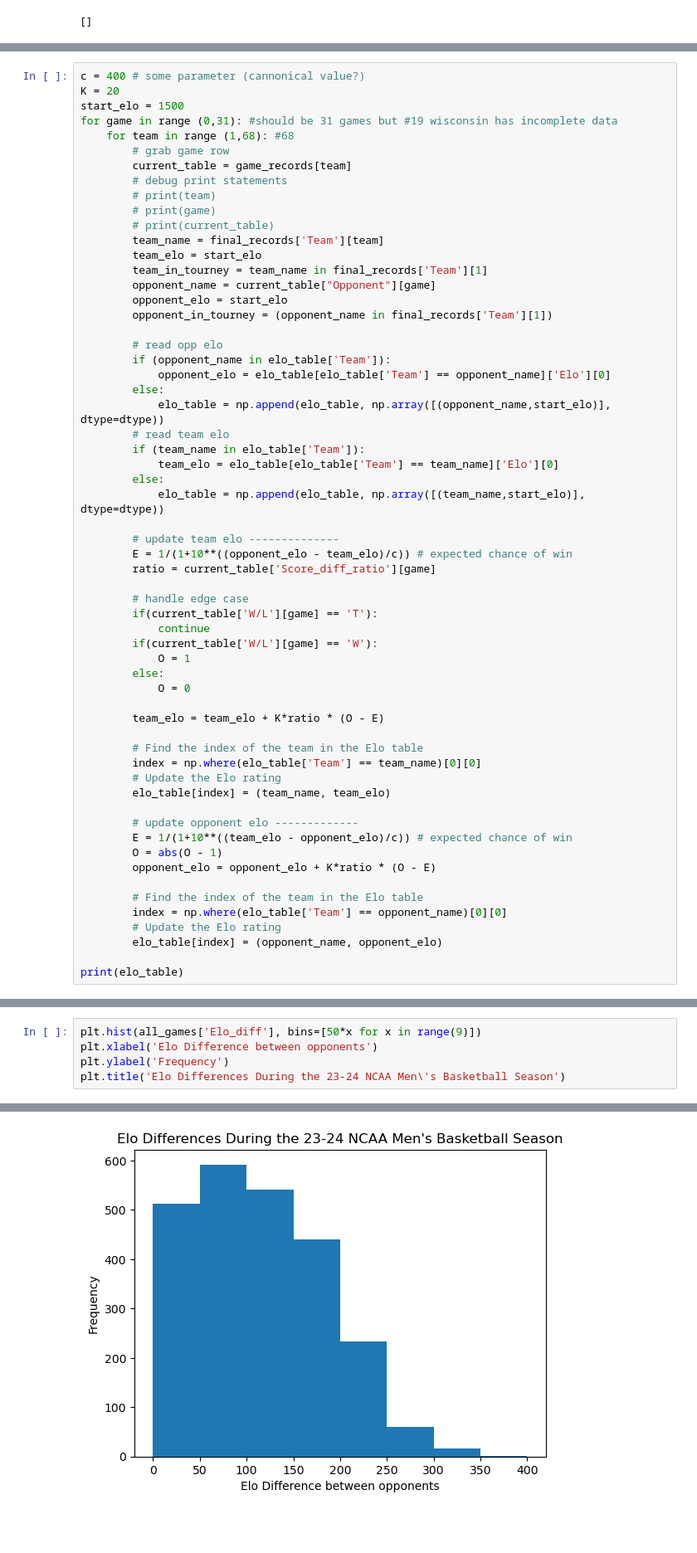
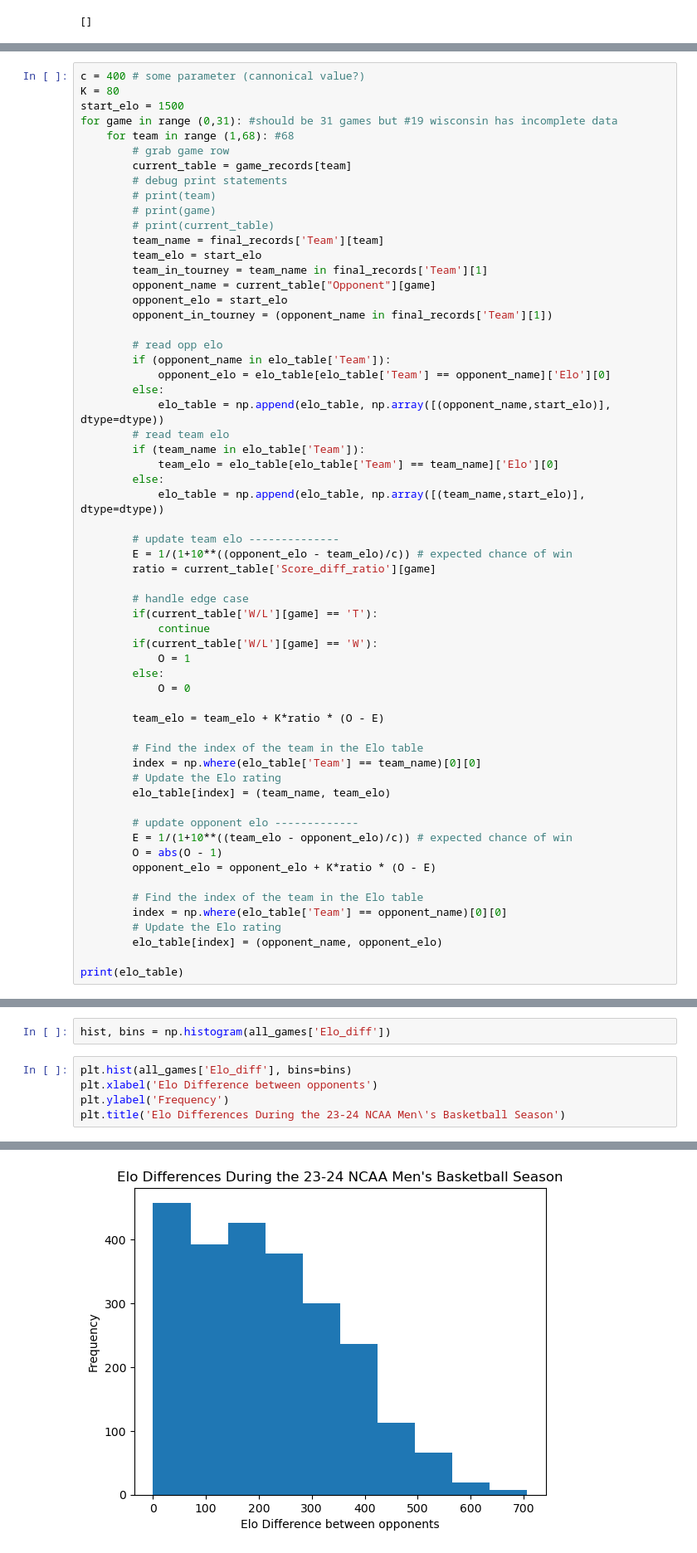
Before and after one commit to 0000-Browning/OSU-MCM, a Jupyter notebook: data_analysis.ipynb, the cells around one changed output, grey strips where cells are left out. Shown: that part at 83% size. Saved outputs shown, nothing was run; the diff lists cells and outputs as text; blank space fills up the shorter version.

```diff
--- a/data_analysis.ipynb
+++ b/data_analysis.ipynb
@@ -112,7 +112,7 @@ True
 Name: Team, Length: 68, dtype: object
 # %%
 c = 400 # some parameter (cannonical value?)
-K = 20
+K = 80
 start_elo = 1500
 for game in range (0,31): #should be 31 games but #19 wisconsin has incomplete data
     for team in range (1,68): #68
@@ -272,8 +272,10 @@ See the caveats in the documentation: https://pandas.pydata.org/pandas-docs/stab
+# %%
+hist, bins = np.histogram(all_games['Elo_diff'])
 # %%
-plt.hist(all_games['Elo_diff'], bins=[50*x for x in range(9)])
+plt.hist(all_games['Elo_diff'], bins=bins)
 plt.xlabel('Elo Difference between opponents')
 plt.ylabel('Frequency')
 plt.title('Elo Differences During the 23-24 NCAA Men\'s Basketball Season')
 # %% [output]
 Text(0.5, 1.0, "Elo Differences During the 23-24 NCAA Men's Basketball Season")
-[figure, old version]
+[figure, new version]
```
Also changed, not shown: parts of 13 cells of this notebook.
